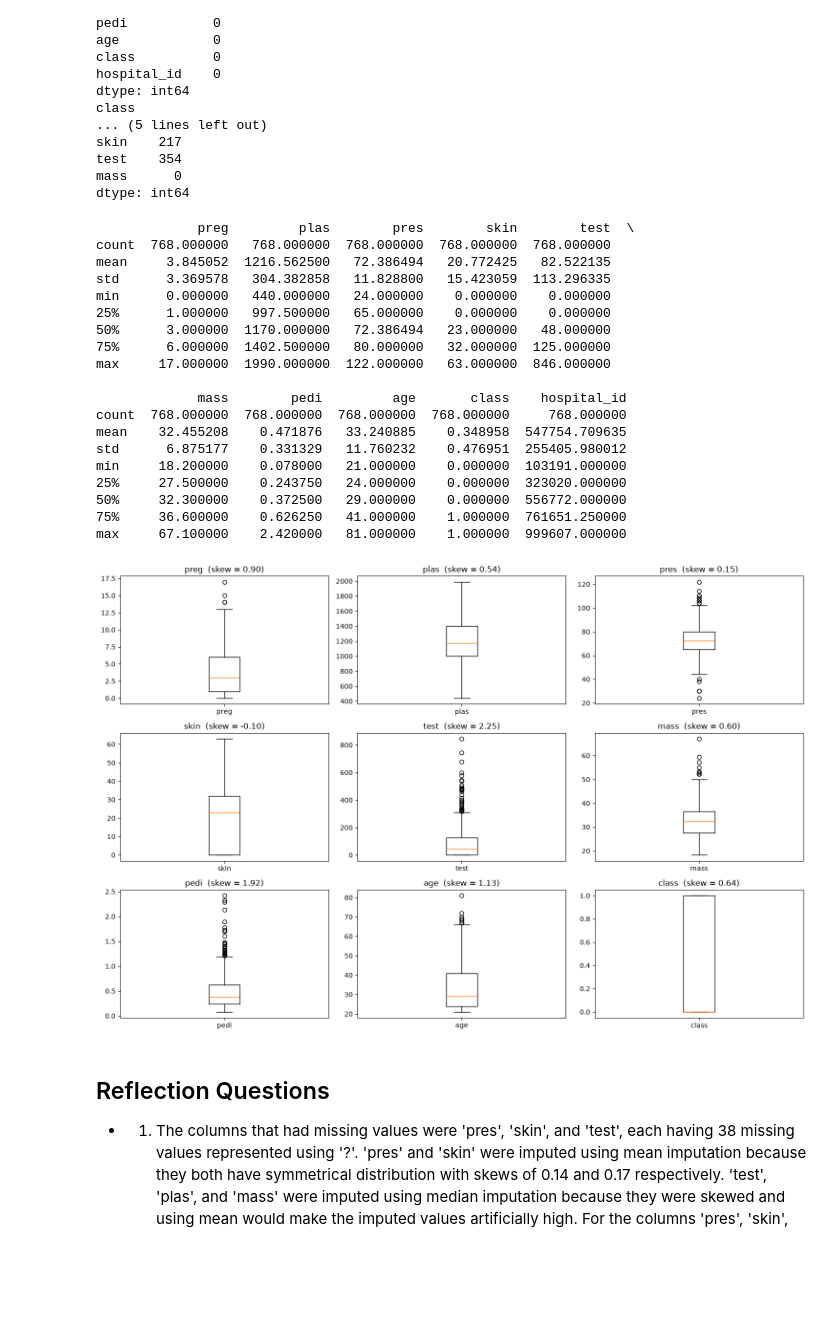
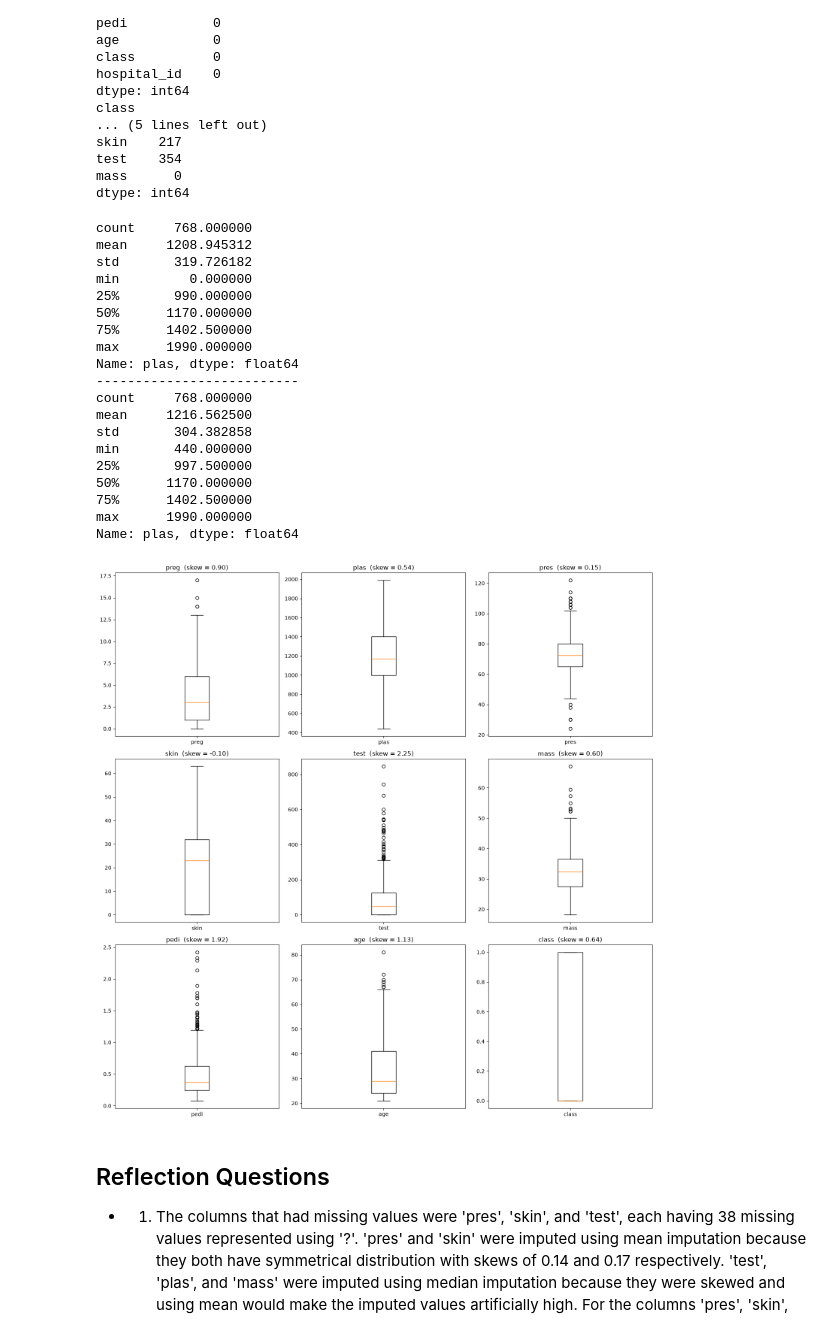
Before and after one commit to Mutohi-R/ml-lab, a Jupyter notebook: lab-assessment.ipynb, the cells around one changed output. Cells and saved outputs as stored; diff of their text form; code cells hidden in the pictures; blank space fills up the shorter version.

Commit message:
used original modified csv to determine scaled column

```diff
--- a/lab-assessment.ipynb
+++ b/lab-assessment.ipynb
@@ -8,6 +8,7 @@ import numpy as np
 import matplotlib.pyplot as plt
 
 df = pd.read_csv('pima_modified.csv')
+raw_df = pd.read_csv('pima_modified.csv')
 # %%
 display(df.head(10)) # displays the first 10 rows of the dataframe
 # %% [output]
@@ -272,38 +273,43 @@ test    354
 mass      0
 dtype: int64
 # %%
-print(df.describe())
+raw_df = raw_df.replace('?', np.nan)
+for col in ["pres", "skin", "test"]:
+    raw_df[col] = pd.to_numeric(raw_df[col])
+print(raw_df['plas'].describe())
+print('--------------------------')
+print(df['plas'].describe())
 
-fig, axes = plt.subplots(3, 3, figsize=(15, 10))
+fig, axes = plt.subplots(3, 3, figsize=(15, 15))
 
 for ax, col in zip(axes.flatten(), df.columns):
     ax.boxplot(df[col].dropna())
     ax.set_title(f"{col}  (skew = {df[col].skew():.2f})")
     ax.set_xticklabels([col])
 
 plt.tight_layout()
 plt.show()
 # %% [output]
-             preg         plas        pres        skin        test  \
-count  768.000000   768.000000  768.000000  768.000000  768.000000
-mean     3.845052  1216.562500   72.386494   20.772425   82.522135
-std      3.369578   304.382858   11.828800   15.423059  113.296335
-min      0.000000   440.000000   24.000000    0.000000    0.000000
-25%      1.000000   997.500000   65.000000    0.000000    0.000000
-50%      3.000000  1170.000000   72.386494   23.000000   48.000000
-75%      6.000000  1402.500000   80.000000   32.000000  125.000000
-max     17.000000  1990.000000  122.000000   63.000000  846.000000
-
-             mass        pedi         age       class    hospital_id
-count  768.000000  768.000000  768.000000  768.000000     768.000000
-mean    32.455208    0.471876   33.240885    0.348958  547754.709635
-std      6.875177    0.331329   11.760232    0.476951  255405.980012
-min     18.200000    0.078000   21.000000    0.000000  103191.000000
-25%     27.500000    0.243750   24.000000    0.000000  323020.000000
-50%     32.300000    0.372500   29.000000    0.000000  556772.000000
-75%     36.600000    0.626250   41.000000    1.000000  761651.250000
-max     67.100000    2.420000   81.000000    1.000000  999607.000000
+count     768.000000
+mean     1208.945312
+std       319.726182
+min         0.000000
+25%       990.000000
+50%      1170.000000
+75%      1402.500000
+max      1990.000000
+Name: plas, dtype: float64
+--------------------------
+count     768.000000
+mean     1216.562500
+std       304.382858
+min       440.000000
+25%       997.500000
+50%      1170.000000
+75%      1402.500000
+max      1990.000000
+Name: plas, dtype: float64
-[figure, old version]
+[figure, new version]
 # %% [markdown]
 ## Reflection Questions
 - 1. The columns that had missing values were 'pres', 'skin', and 'test', each having 38 missing values represented using '?'. 'pres' and 'skin' were imputed using mean imputation because they both have symmetrical distribution with skews of 0.14 and 0.17 respectively. 'test', 'plas', and 'mass' were imputed using median imputation because they were skewed and using mean would make the imputed values artificially high. For the columns 'pres', 'skin', 'test', 'plas', and 'mass', the zeroes were treated as missing values for the particular reason that these attributes cannot be zero in the real world. 'pres' represent diastolic blood pressure; 'skin' represents triceps skinfold thickness; 'test' represents a two-hour serum insulin test; 'plas' represents plasma glucose; 'mass' represents body mass index.
```
